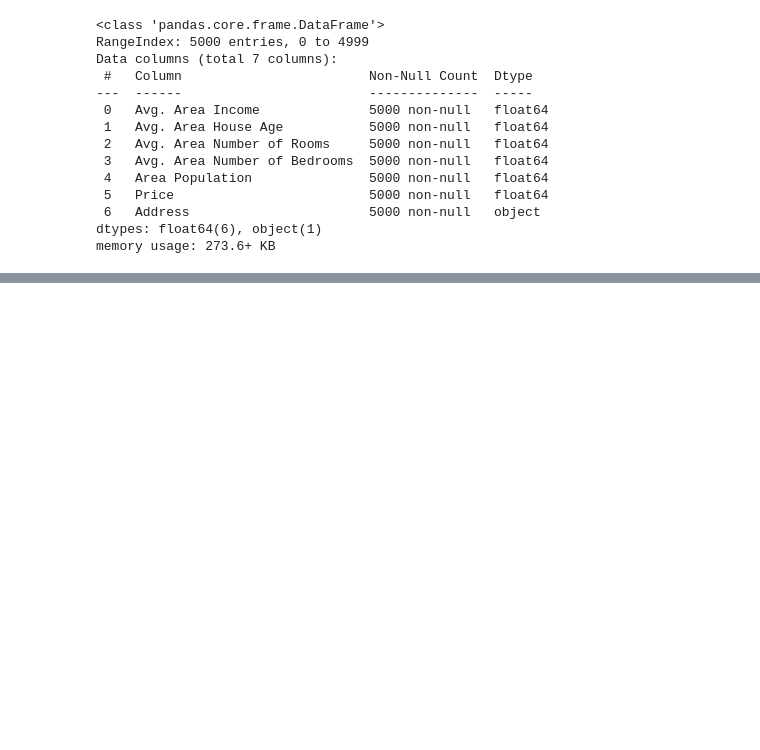
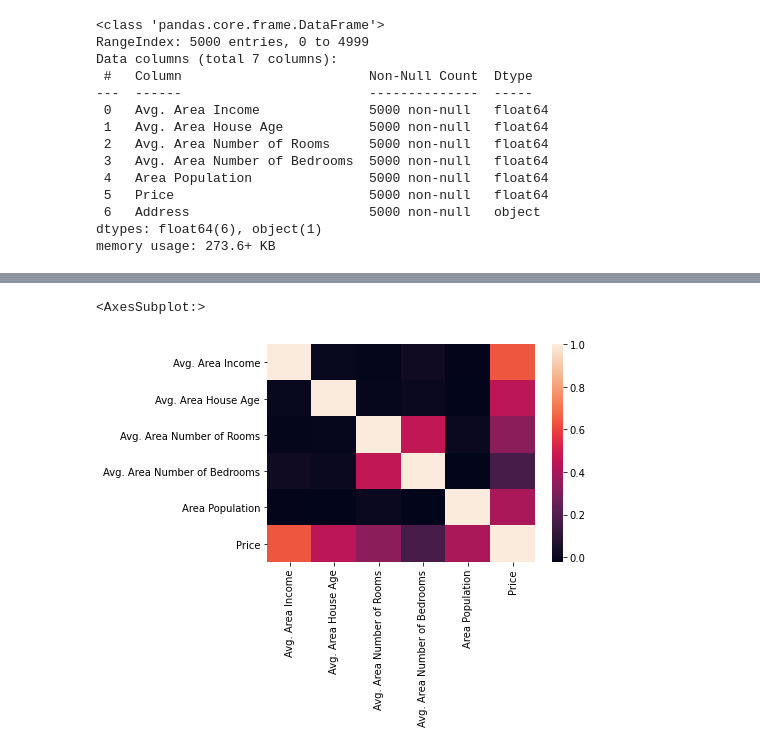
Before and after one commit to itsregalo/DS-ML, a Jupyter notebook: linear_regression/linear_regression.ipynb, the cells around one changed output, grey strips where cells are left out. Saved outputs shown, nothing was run; the diff lists cells and outputs as text; code cells hidden in the pictures; blank space fills up the shorter version.

```diff
--- a/linear_regression/linear_regression.ipynb
+++ b/linear_regression/linear_regression.ipynb
@@ -34,0 +65,5 @@ memory usage: 273.6+ KB
+# %%
+sns.heatmap(usa_housingData.corr())
+# %% [output]
+<AxesSubplot:>
+[figure, added]
```
Also changed, not shown: parts of 5 cells of this notebook.
